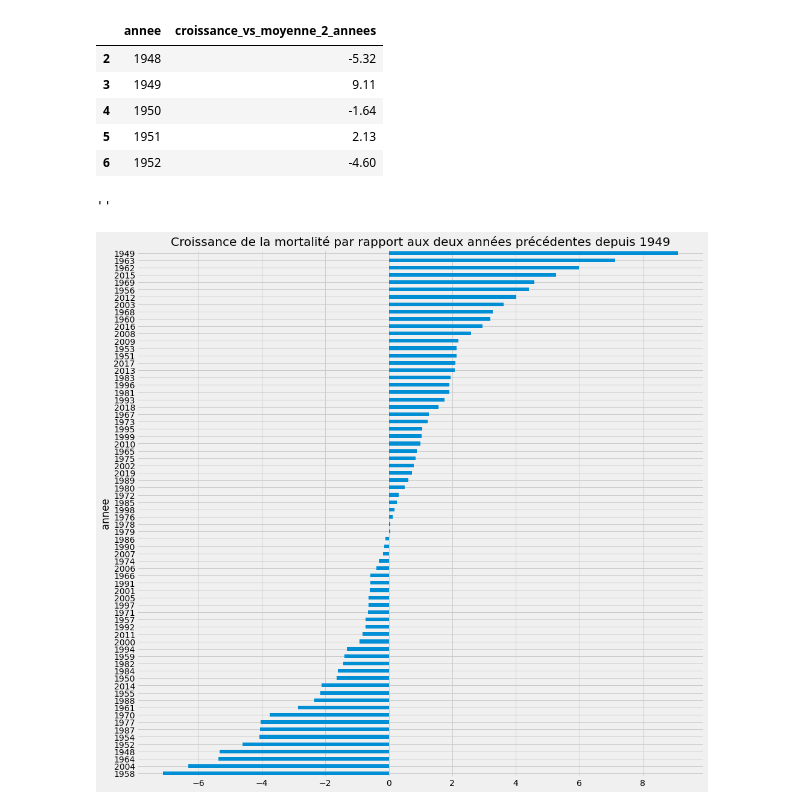
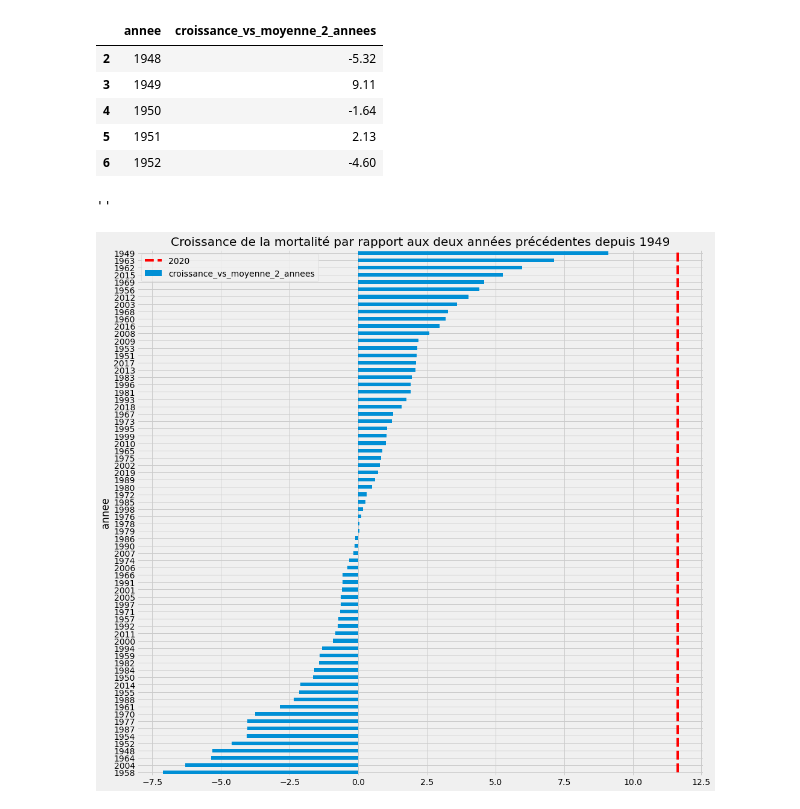
Before and after one commit to gdelaserre/insee-covid, a Jupyter notebook: Insee.ipynb, the cells around one changed output. Cells and saved outputs as stored; diff of their text form; code cells hidden in the pictures.

```diff
--- a/Insee.ipynb
+++ b/Insee.ipynb
@@ -196,8 +196,10 @@ graph_data.head(5)
 # %%
 plt.style.use('fivethirtyeight')
 graph_data = graph_data.sort_values(by = 'croissance_vs_moyenne_2_annees', ascending = True)
 graph_data.plot(x = 'annee', y = 'croissance_vs_moyenne_2_annees' , kind = 'barh', figsize = (15,15), title = "Croissance de la mortalité par rapport aux deux années précédentes depuis 1949", legend = None)
+plt.vlines(x = perc, ymin = 0, ymax = graph_data.shape[0], colors = 'red', linestyles= 'dashed', label = '2020')
+plt.legend()
 ;
 # %% [output]
 ''
-[figure, old version]
+[figure, new version]
```
